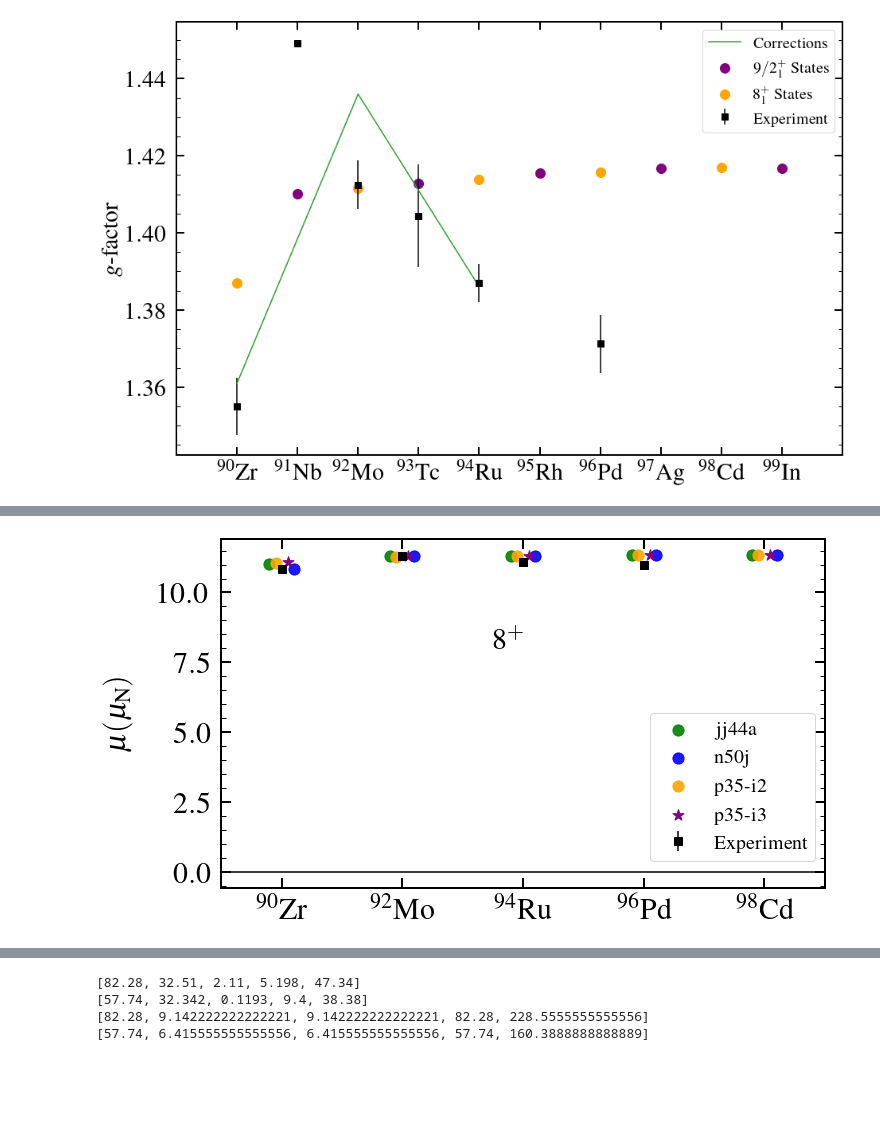
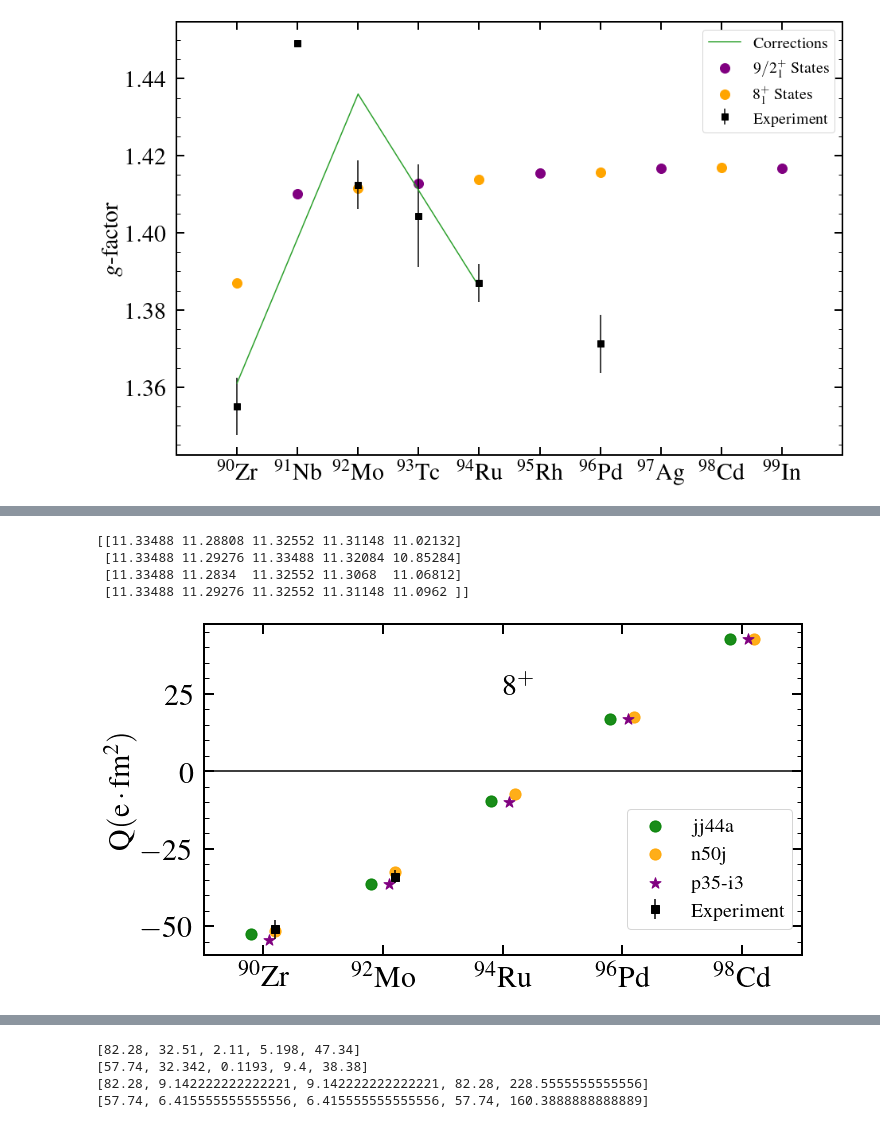
Before and after one commit to JordanPurcell/Research, a Jupyter notebook: plots/EM_properties.ipynb, the cells around one changed output, grey strips where cells are left out. Cells and saved outputs as stored; diff of their text form; code cells hidden in the pictures; blank space fills up the shorter version.

```diff
--- a/plots/EM_properties.ipynb
+++ b/plots/EM_properties.ipynb
@@ -72,7 +72,7 @@ x = np.linspace(-65, 38)
 # %%
 # This cell is concerned only with extracting B(E2, 0 -> 2) for even-even nuclei
 # Get the list of all files and directories
-path = "E://rsh-nushellx//n50deo/jw"
+path = "C://rsh-nushellx//n50deo/jw"
 dir_list = os.listdir(path)
 #print("Files and directories in '", path, "' :")
 # prints all files
@@ -93,7 +93,7 @@ for filename in os.listdir(path):
 #print(BE2_JW)
 # %%
 # Get the list of all files and directories
-path = "E://rsh-nushellx//n50deo/jj44a"
+path = "C://rsh-nushellx//n50deo/jj44a"
 dir_list = os.listdir(path)
 #print("Files and directories in '", path, "' :")
 # prints all files
@@ -115,9 +115,9 @@ for filename in os.listdir(path):
 # %%
 # Get the list of all files and directories
 num_nuclei = 21
-main_path = "E://rsh-nushellx//n50deo"
+main_path = "C://rsh-nushellx//n50deo"
 main_list = os.listdir(main_path)                               # List of all interaction sub-directories in main deo file
-del main_list[0], main_list[2]                                  # Removes path to directories without desired data (change for your particular main directory)
+del main_list[0], main_list[2], main_list[4]                                  # Removes path to directories without desired data (change for your particular main directory)
 
 # Collection of all ground state dipole and quadrupole moments for all nuclei in all interaction calculations
 # The first index gives the interaction
@@ -389,8 +398,14 @@ plt.show()
 # %%
 mu_i3_6plus = [8.31391, 8.46106, 8.47682, 8.49259, 8.50310]
+print(even_mu8)
+# %% [output]
+[[11.33488 11.28808 11.32552 11.31148 11.02132]
+ [11.33488 11.29276 11.33488 11.32084 10.85284]
+ [11.33488 11.2834  11.32552 11.3068  11.06812]
+ [11.33488 11.29276 11.32552 11.31148 11.0962 ]]
 # %%
-#f, ax = plt.subplots(2,1, sharex='col', sharey='row', gridspec_kw={'width_ratios':[6]}, squeeze=False)
-f, ax = plt.subplots(2,1, sharey='row', gridspec_kw={'width_ratios':[6]}, squeeze=False)     # Use this for isolating subplots
+f, ax = plt.subplots(2,1, sharex='col', sharey='row', gridspec_kw={'width_ratios':[6]}, squeeze=False)
+#f, ax = plt.subplots(2,1, sharey='row', gridspec_kw={'width_ratios':[6]}, squeeze=False)     # Use this for isolating subplots
 f.set_figwidth(10)
 f.set_figheight(10)
 
@@ -402,43 +417,43 @@ ax[0][0].set_xlim(89,99)
 ax[0][0].plot(xeven, np.zeros(len(xeven)), color='black', linestyle='solid')
 ax[1][0].plot(xeven, np.zeros(len(xeven)), color='black', linestyle='solid')
 
 ax[0][0].scatter([m8_A[i] - 0.2 for i in range(len(m8_A))], even_mu8[0], color='green', s = 125, label='jj44a', alpha=0.9)
-ax[0][0].scatter([m8_A[i] + 0.2 for i in range(len(m8_A))], even_mu8[1], color='blue',  s = 125, label='n50j', alpha=0.9)
-ax[0][0].scatter([m8_A[i] - 0.1 for i in range(len(m8_A))], even_mu8[2], color='orange', s = 125, label='p35-i2', alpha=0.9)
+ax[0][0].scatter([m8_A[i] for i in range(len(m8_A))], even_mu8[1], color='orange',  s = 125, label='n50j', alpha=0.9)
+#ax[0][0].scatter([m8_A[i] - 0.1 for i in range(len(m8_A))], even_mu8[2], color='orange', s = 125, label='p35-i2', alpha=0.9)
 ax[0][0].scatter([m8_A[i] + 0.1 for i in range(len(m8_A))], even_mu8[3], color='purple', marker='*', s = 135, label='p35-i3')
-ax[0][0].errorbar([90, 92, 94, 96], [10.84, 11.30, 1.387*8, 10.97], yerr=[0.06, 0.05, 0.005*8, 0.06],
+ax[0][0].errorbar([90 + 0.2, 92 + 0.2, 94 + 0.2, 96 + 0.2], [10.84, 11.30, 1.387*8, 10.97], yerr=[0.06, 0.05, 0.005*8, 0.06],
                     fmt='s', mfc='black', mec='black', ecolor='black', ms=8, label='Experiment')
 
 #ax[0][0].scatter([m8_A[i] + 0.1 for i in range(len(m8_A))], mu_i3_6plus, color='purple', marker='*', s = 135, label='p35-i3')
 
 ax[1][0].scatter([m8_A[i] - 0.2 for i in range(len(m8_A))], even_Q8[0], color='green', s = 125, label='jj44a', alpha=0.9)
-ax[1][0].scatter([m8_A[i] + 0.2 for i in range(len(m8_A))], even_Q8[1], color='blue',  s = 125, label='n50j', alpha=0.9)
-ax[1][0].scatter([m8_A[i] - 0.1 for i in range(len(m8_A))], even_Q8[2], color='orange', s = 125, label='p35-i2', alpha=0.9)
+ax[1][0].scatter([m8_A[i] + 0.2 for i in range(len(m8_A))], even_Q8[1], color='orange',  s = 125, label='n50j', alpha=0.9)
+#ax[1][0].scatter([m8_A[i] - 0.1 for i in range(len(m8_A))], even_Q8[2], color='orange', s = 125, label='p35-i2', alpha=0.9)
 ax[1][0].scatter([m8_A[i] + 0.1 for i in range(len(m8_A))], even_Q8[3], color='purple', marker='*', s = 135, label='p35-i3')
-ax[1][0].errorbar([90, 92], [-51, -34], yerr=[3, 2],
+ax[1][0].errorbar([90 + 0.2, 92 + 0.2], [-51, -34], yerr=[3, 2],
                     fmt='s', mfc='black', mec='black', ecolor='black', ms=8, label='Experiment')
 
 ax[0][0].tick_params(which="major", direction="in", right=True, top=True, length=10, width=2, labelsize=30)
 ax[0][0].tick_params(which="minor", direction="in", right=True, top=True, length=5, width=1, labelsize=30)
 ax[1][0].tick_params(which="major", direction="in", right=True, top=True, length=10, width=2, labelsize=30, pad = 10)
 ax[1][0].tick_params(which="minor", direction="in", right=True, top=True, length=5, width=1, labelsize=30)
 
-ax[1][0].set_visible(False)                # Option for isolating subplot
+ax[0][0].set_visible(False)                # Option for isolating subplot
 
 ax[0][0].set_ylabel('$\mathrm{\mu(\mu_{N})}$', labelpad=25, fontsize=30)
 ax[1][0].set_ylabel('$\mathrm{Q(e \cdot fm^2)}$', fontsize=30)
 
-ax[0][0].text(93.5, 8, '8$^{+}$', fontsize = 30)
-ax[0][0].legend(fontsize=20, bbox_to_anchor=(1, 0.05), loc="lower right").set_alpha(1)
+ax[1][0].text(94, 25, '8$^{+}$', fontsize = 30)
+ax[1][0].legend(fontsize=20, bbox_to_anchor=(1, 0.05), loc="lower right").set_alpha(1)
 
 ax[0][0].tick_params(pad=10)
 plt.tight_layout()
 plt.subplots_adjust(wspace=0, hspace=0)
 ax[0][0].minorticks_on()
 ax[1][0].minorticks_on()
 plt.show()
 # %% [output]
-[figure, old version]
+[figure, new version]
 # %%
 f, ax = plt.subplots(2,3, sharex='col', sharey='row', gridspec_kw={'width_ratios':[6,6,5]})
 f.set_figwidth(15)
```
Also changed, not shown: parts of 9 cells of this notebook, 10 other files.
